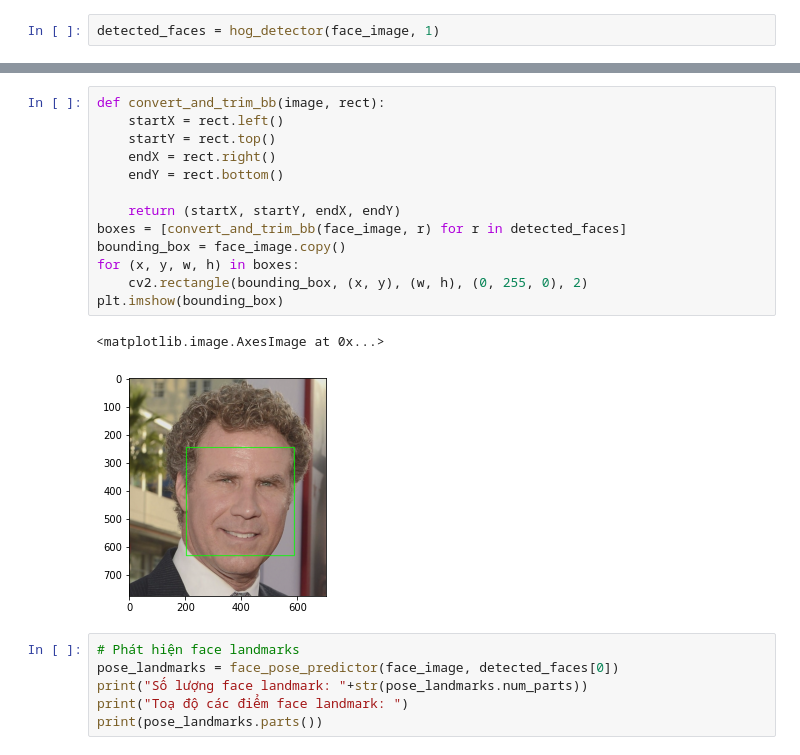
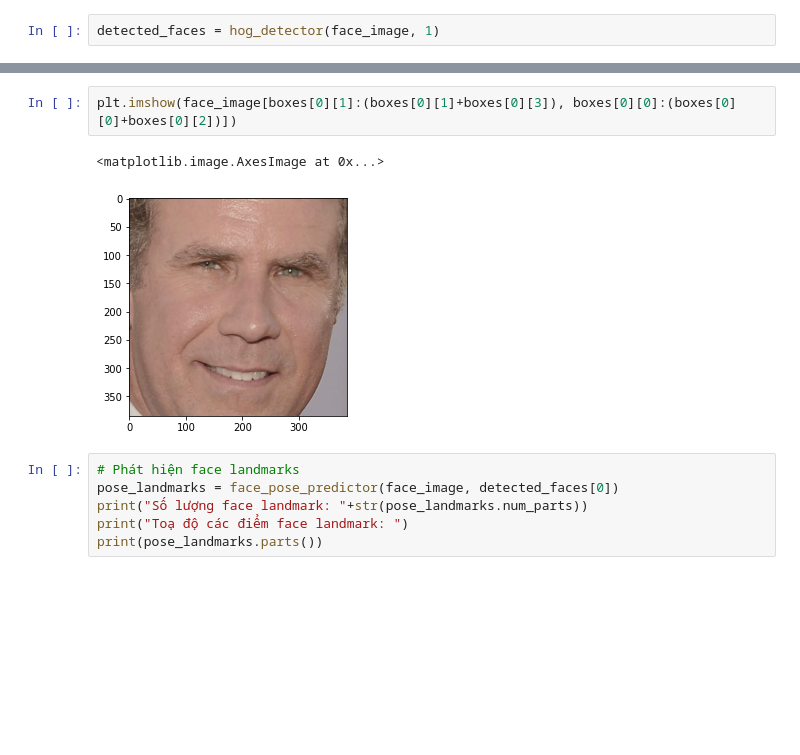
Before and after one commit to TranAnhVu0411/CV_internship, a Jupyter notebook: face_recognition/marvel_face_recognition/step_by_step_face_recognition/face_preprocess.ipynb, the cells around one changed output, grey strips where cells are left out. Cells and saved outputs as stored; diff of their text form; blank space fills up the shorter version.

Commit message:
change face detector mtcnn + update best model

```diff
--- a/face_recognition/marvel_face_recognition/step_by_step_face_recognition/face_preprocess.ipynb
+++ b/face_recognition/marvel_face_recognition/step_by_step_face_recognition/face_preprocess.ipynb
@@ -68,19 +64,8 @@ plt.imshow(face_image)
-# %%
-def convert_and_trim_bb(image, rect):
-	startX = rect.left()
-	startY = rect.top()
-	endX = rect.right()
-	endY = rect.bottom()
-
-	return (startX, startY, endX, endY)
-boxes = [convert_and_trim_bb(face_image, r) for r in detected_faces]
-bounding_box = face_image.copy()
-for (x, y, w, h) in boxes:
-	cv2.rectangle(bounding_box, (x, y), (w, h), (0, 255, 0), 2)
-plt.imshow(bounding_box)
-# %% [output]
-<matplotlib.image.AxesImage at 0x...>
-[figure, removed]
+# %%
+plt.imshow(face_image[boxes[0][1]:(boxes[0][1]+boxes[0][3]), boxes[0][0]:(boxes[0][0]+boxes[0][2])])
+# %% [output]
+<matplotlib.image.AxesImage at 0x...>
+[figure, added]
 # %%
 # Phát hiện face landmarks
 pose_landmarks = face_pose_predictor(face_image, detected_faces[0])
```
Also changed, not shown: parts of 13 cells of this notebook, 2 other files.
